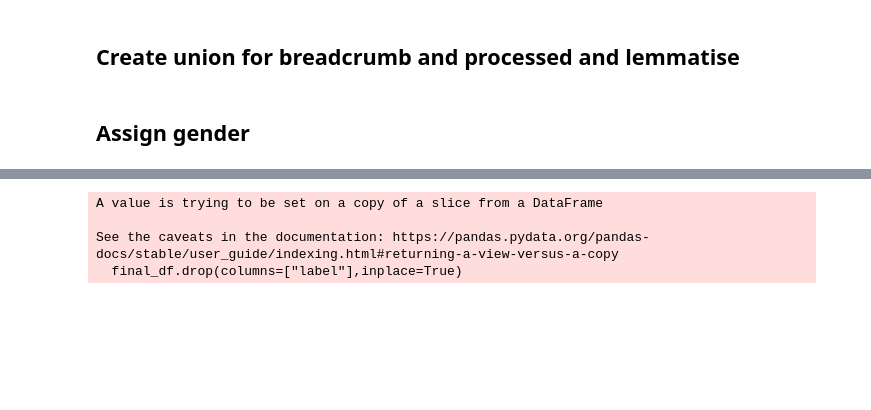
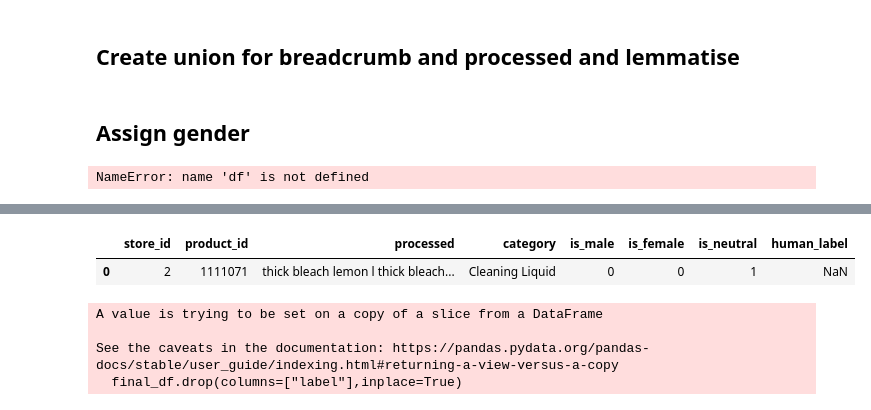
Before and after one commit to aleksandrajaremko/PP422-group-project, a Jupyter notebook: workbook_gender_from_text_aj.ipynb, the cells around one changed output, grey strips where cells are left out. Cells and saved outputs as stored; diff of their text form; code cells hidden in the pictures; blank space fills up the shorter version.

```diff
--- a/workbook_gender_from_text_aj.ipynb
+++ b/workbook_gender_from_text_aj.ipynb
@@ -158,6 +158,16 @@ def classify_gender(descr):
     # Assign neutral if neither male nor female is found
     else:
         return 'neutral'
+# %%
+# 1. Define your regex keyword sets (the ones you already used to classify gender)
+male_keywords = {'male', 'men', 'mens', 'man', 'mans', 'masculine', 'him', 'for him', 'his', 'boy','boys','testosterone', 'gentleman','gentlemen','gentlemens','gentlemans'}
+female_keywords = {'feminine', 'for her', 'her', 'hers', 'women', 'female', 'womans', 'womens', 'woman', 'makeup', 'make up', 'nailpolish', 'girl','girls', 'nail polish', 'pregnancy','conception','menopause', 'pregnant','lady','ladies','ladys'}
+regex_keywords = male_keywords.union(female_keywords)
+
+# 2. Prepare your text data (ASK SAM TO CLEAN BREADCRUMB TOO
+texts = df['processed'].fillna("").values
+# %% [output]
+NameError: name 'df' is not defined
 # %%
 df = items_df.copy()
 gender = items_df['processed'].apply(classify_gender)
@@ -176,4 +186,9 @@ df.head(1)
 | 0 | 2 | 1111071 | Sainsbury's Thick Bleach, Lemon 2L | Thick Bleach Citrus | Thick Bleach Citrus\nwith limesca... | Sainsbury's Thick Bleach, Lemon 2... | Groceries | Household | Household... | Sainsbury's Thick Bleach, Lemon 2... | ... |
 # %%
 df.drop(columns=["product_title_x","summary_x", "description_x","TSD_x", "TSDB","breadcrumb_clean_x","breadcrumb_clean_y","product_title_x", "gender"], inplace=True)
+# %%
+df.head(1)
+# %% [output]
+|  | store_id | product_id | processed | category | is_male | is_female | is_neutral | human_label |
+| 0 | 2 | 1111071 | thick bleach lemon l thick bleach... | Cleaning Liquid | 0 | 0 | 1 | NaN |
 # %%
```
Also changed, not shown: parts of 23 cells of this notebook.
